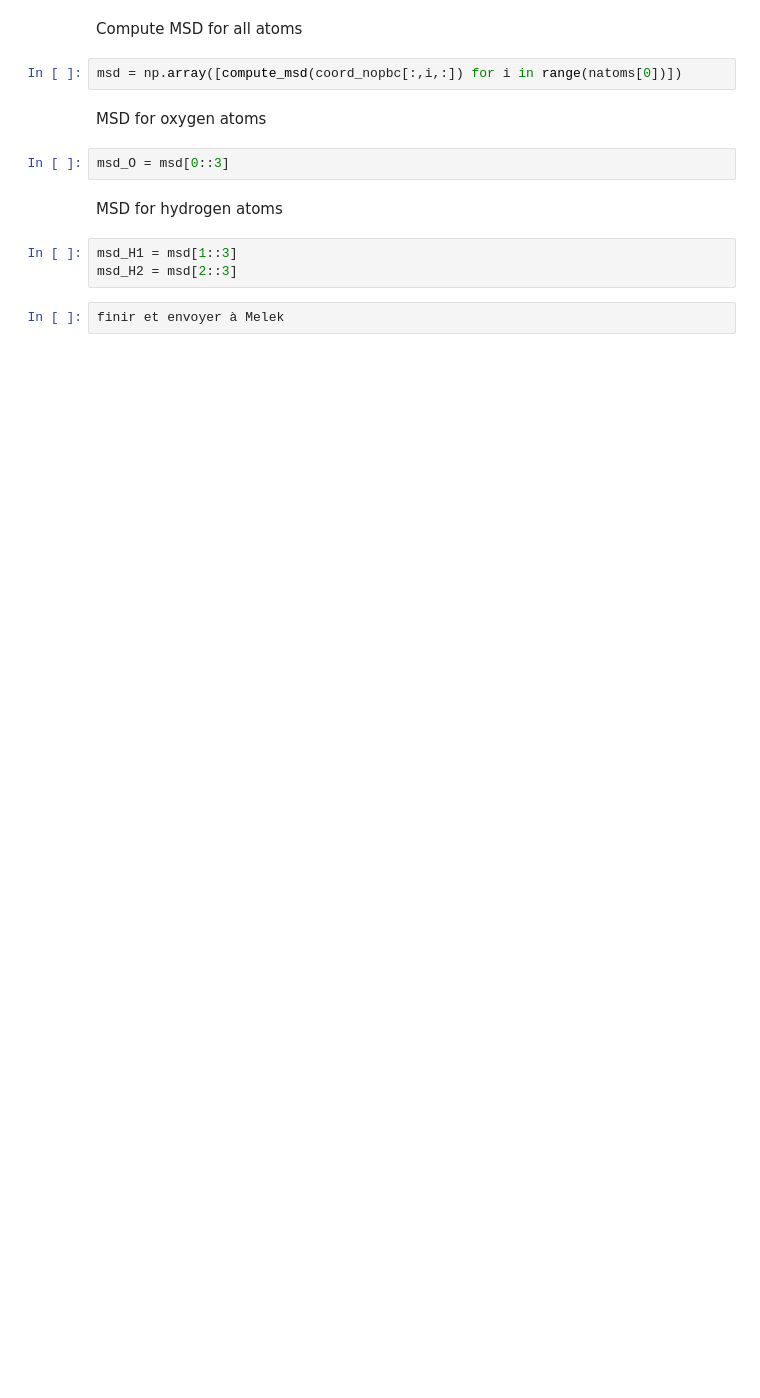
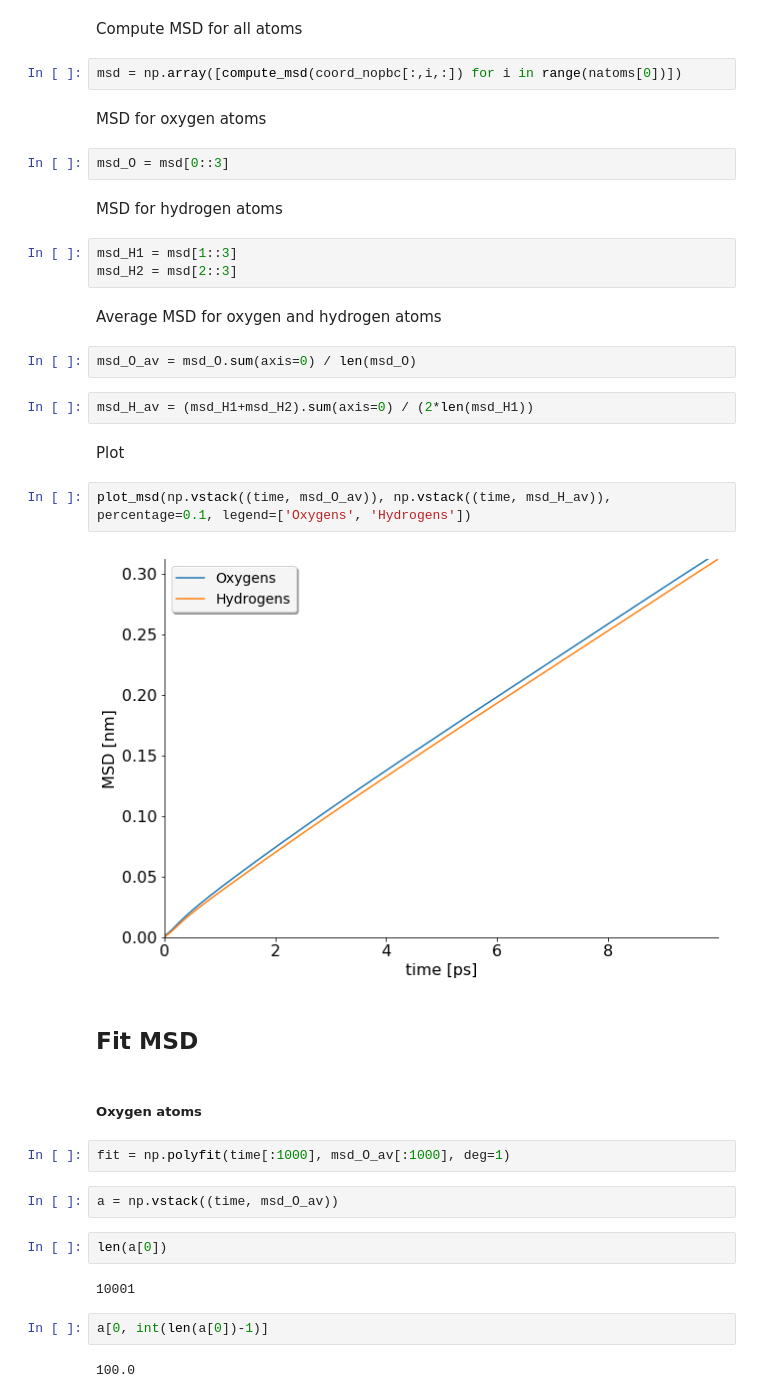
Before and after one commit to gchevrot/WebNmoldyn, a Jupyter notebook: msd.ipynb, the cells around one changed output. Saved outputs shown, nothing was run; the diff lists cells and outputs as text; blank space fills up the shorter version.

Commit message:
plot for fit

```diff
--- a/msd.ipynb
+++ b/msd.ipynb
@@ -129,5 +130,31 @@ MSD for hydrogen atoms
 # %%
 msd_H1 = msd[1::3]
 msd_H2 = msd[2::3]
-# %%
-finir et envoyer à Melek
+# %% [markdown]
+Average MSD for oxygen and hydrogen atoms
+# %%
+msd_O_av = msd_O.sum(axis=0) / len(msd_O)
+# %%
+msd_H_av = (msd_H1+msd_H2).sum(axis=0) / (2*len(msd_H1))
+# %% [markdown]
+Plot
+# %%
+plot_msd(np.vstack((time, msd_O_av)), np.vstack((time, msd_H_av)), percentage=0.1, legend=['Oxygens', 'Hydrogens'])
+# %% [output]
+[figure, added]
+# %% [markdown]
+## Fit MSD
+# %% [markdown]
+##### Oxygen atoms
+# %%
+fit = np.polyfit(time[:1000], msd_O_av[:1000], deg=1)
+# %%
+a = np.vstack((time, msd_O_av))
+# %%
+len(a[0])
+# %% [output]
+10001
+# %%
+a[0, int(len(a[0])-1)]
+# %% [output]
+100.0
```
Also changed, not shown: parts of 9 cells of this notebook, 1 other file.
